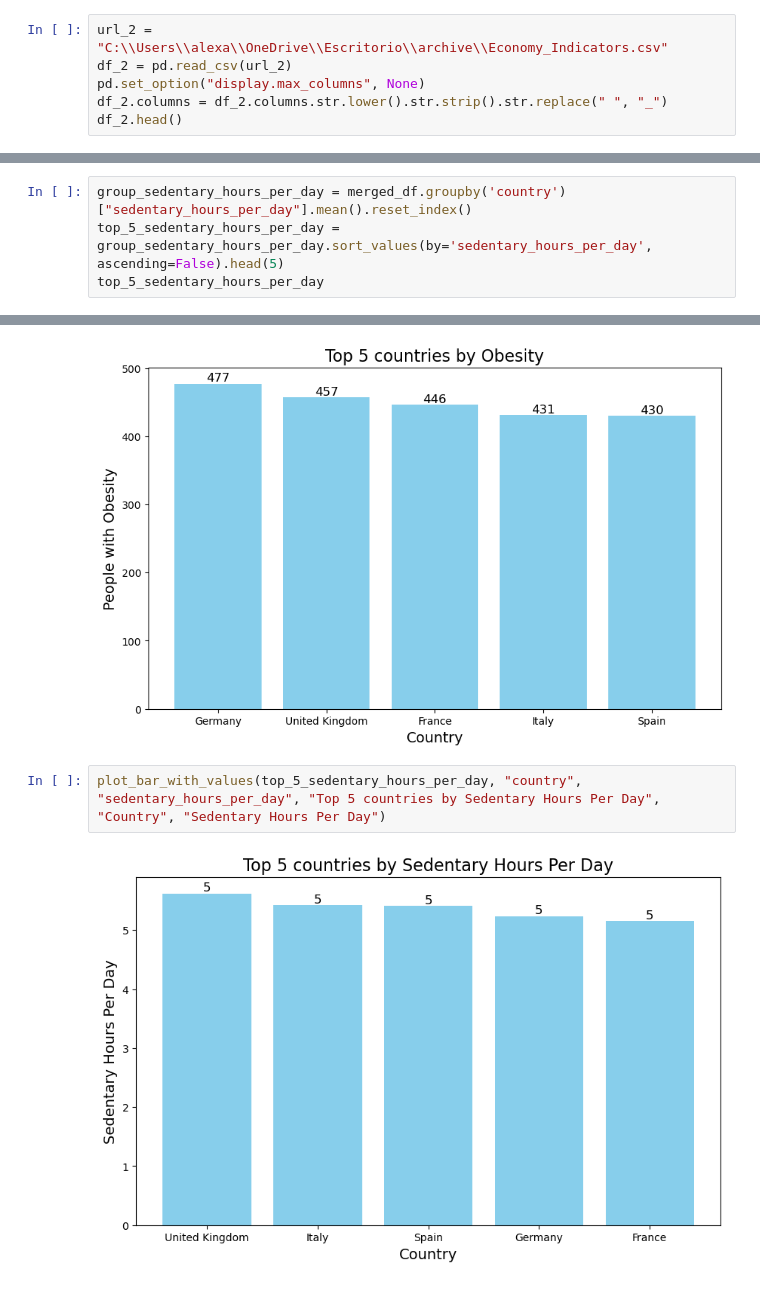
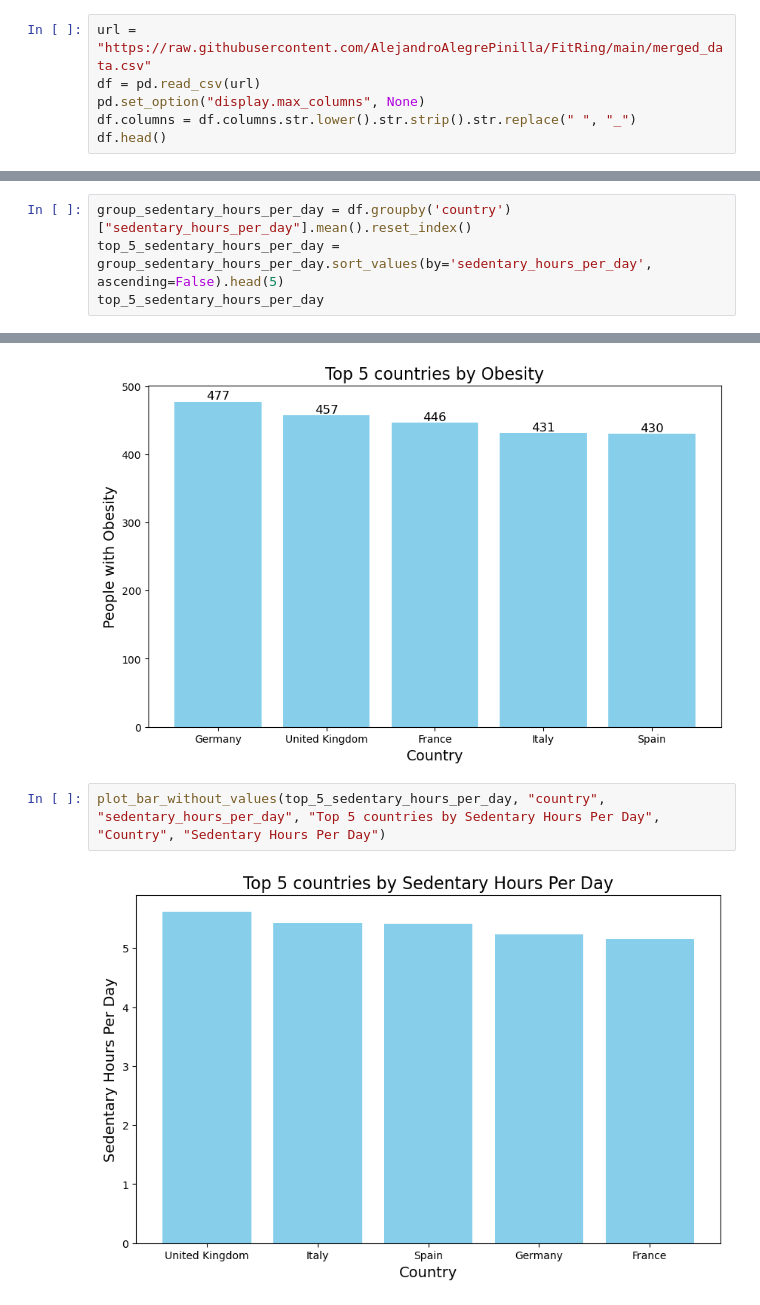
Before and after one commit to AlejandroAlegrePinilla/FitRing, a Jupyter notebook: main.ipynb, the cells around one changed output, grey strips where cells are left out. Drawn from its saved outputs; the diff is of its cells as text.

Commit message:
FitRing

```diff
--- a/main.ipynb
+++ b/main.ipynb
@@ -19,7 +6,7 @@ df_1.head()
 # %%
-url_2 = "C:\\Users\\alexa\\OneDrive\\Escritorio\\archive\\Economy_Indicators.csv"
-df_2 = pd.read_csv(url_2)
+url = "https://raw.githubusercontent.com/AlejandroAlegrePinilla/FitRing/main/merged_data.csv"
+df = pd.read_csv(url)
 pd.set_option("display.max_columns", None)
-df_2.columns = df_2.columns.str.lower().str.strip().str.replace(" ", "_")
-df_2.head()
+df.columns = df.columns.str.lower().str.strip().str.replace(" ", "_")
+df.head()
 # %% [output]
@@ -134,7 +58,7 @@ top_5_physical_activity_days_per_week
 # %% [markdown]
 Top 5 países con más horas de sedentarismo
 # %%
-group_sedentary_hours_per_day = merged_df.groupby('country')["sedentary_hours_per_day"].mean().reset_index()
+group_sedentary_hours_per_day = df.groupby('country')["sedentary_hours_per_day"].mean().reset_index()
 top_5_sedentary_hours_per_day = group_sedentary_hours_per_day.sort_values(by='sedentary_hours_per_day', ascending=False).head(5)
 top_5_sedentary_hours_per_day
 # %% [output]
@@ -153,7 +77,7 @@ plot_bar_with_values(top_5_obesity, "country", "obesity", "Top 5 countries by Ob
 # %% [output]
 [figure]
 # %%
-plot_bar_with_values(top_5_sedentary_hours_per_day, "country", "sedentary_hours_per_day", "Top 5 countries by Sedentary Hours Per Day", "Country", "Sedentary Hours Per Day")
+plot_bar_without_values(top_5_sedentary_hours_per_day, "country", "sedentary_hours_per_day", "Top 5 countries by Sedentary Hours Per Day", "Country", "Sedentary Hours Per Day")
 # %% [output]
-[figure, old version]
+[figure, new version]
 # %%
```
Also changed, not shown: parts of 11 cells of this notebook, 2 other files.
